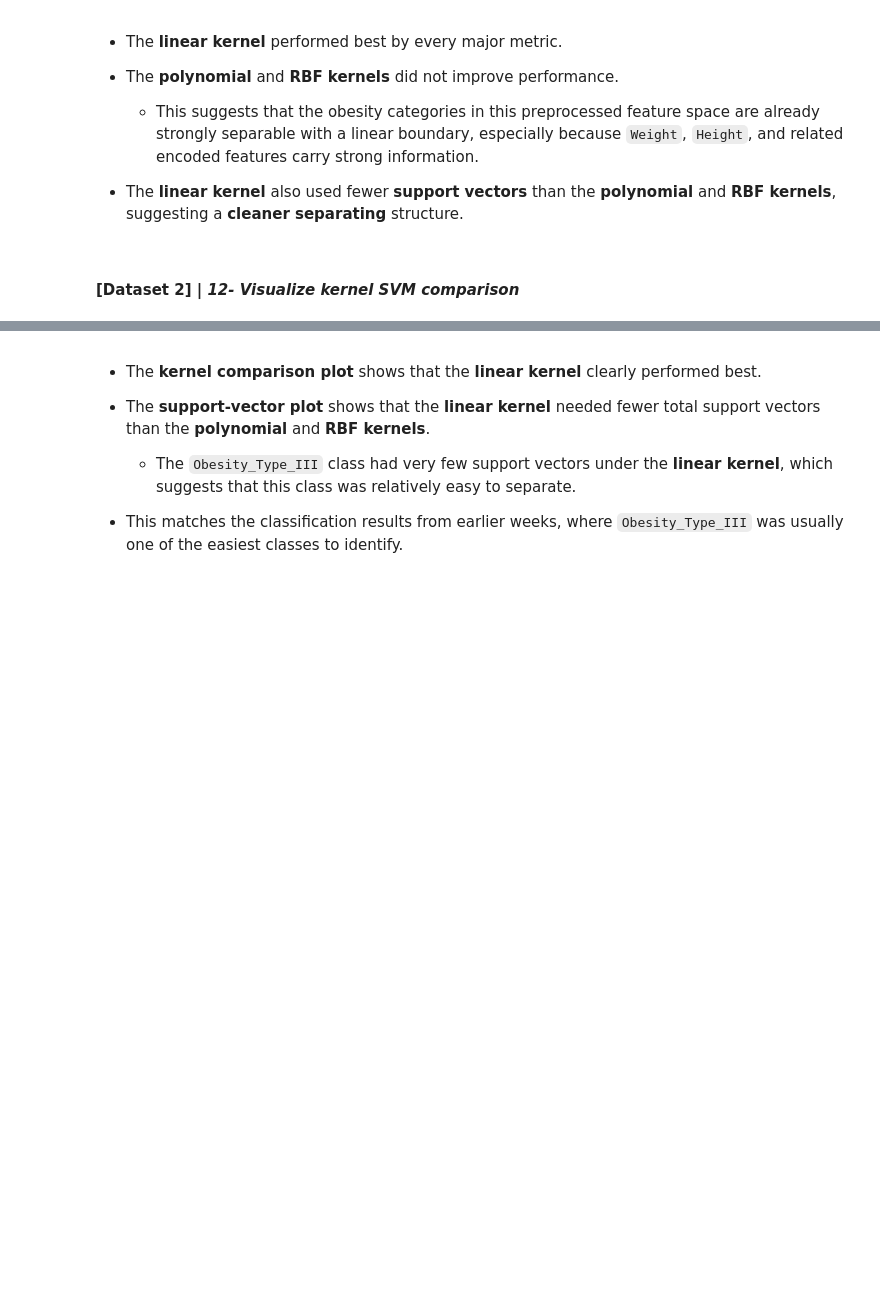
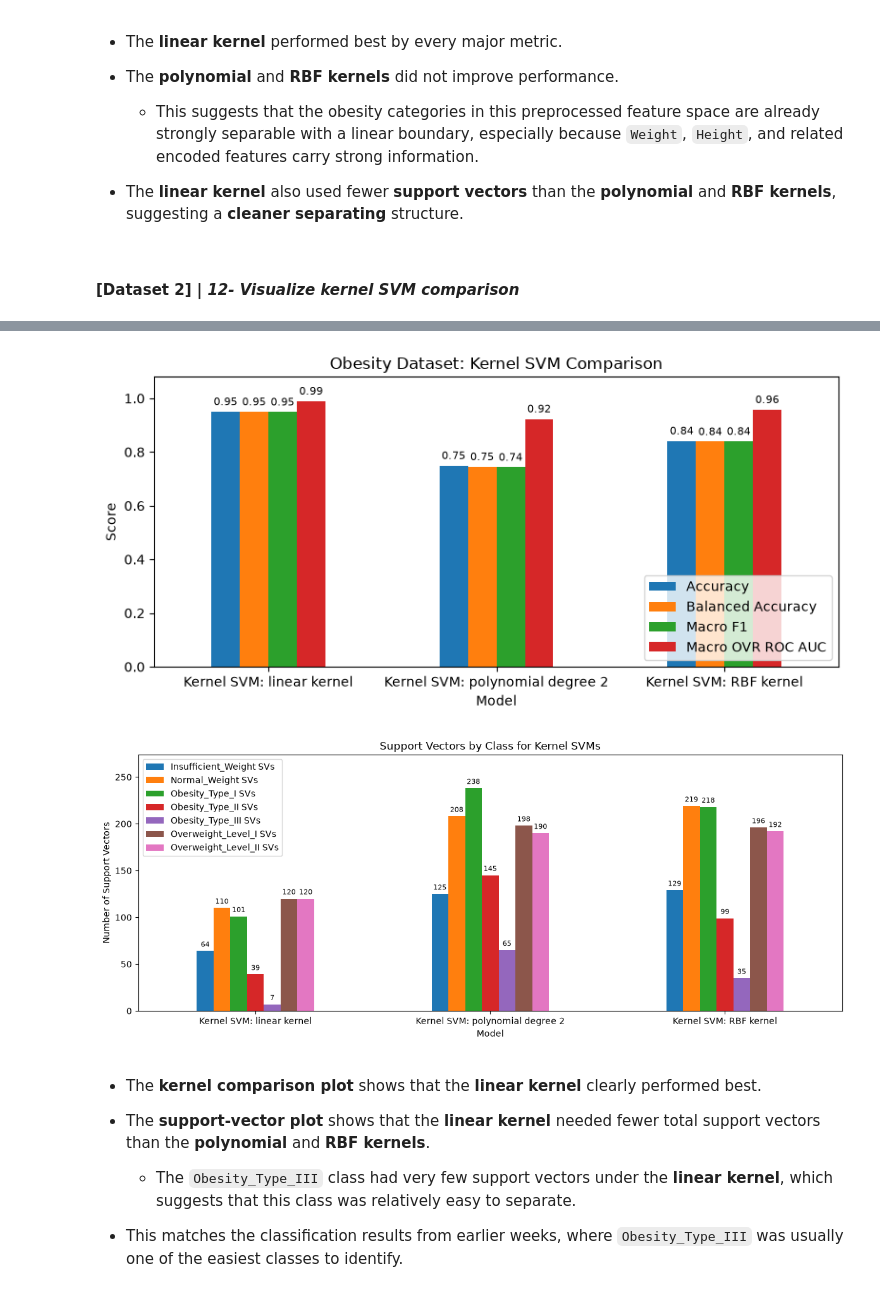
Before and after one commit to jasser-dh/MOD-C-1, a Jupyter notebook: OMDS-ModC1-Week5-Dhaouadi-Jasser.ipynb, the cells around one changed output, grey strips where cells are left out. Drawn from its saved outputs; the diff is of its cells as text; code cells hidden in the pictures; blank space fills up the shorter version.

Commit message:
tweak kernel svm comparison for obesity dataset

```diff
--- a/OMDS-ModC1-Week5-Dhaouadi-Jasser.ipynb
+++ b/OMDS-ModC1-Week5-Dhaouadi-Jasser.ipynb
@@ -1401,3 +1367,68 @@ plt.show()
+# %%
+# Plot 1: Kernel SVM metric comparison
+ax = kernel_results_df.set_index("Model")[
+    ["Accuracy", "Balanced Accuracy", "Macro F1", "Macro OVR ROC AUC"]
+].plot(
+    kind="bar",
+    figsize=(8, 4)
+)
+
+# Add bar values
+for container in ax.containers:
+    ax.bar_label(
+        container,
+        fmt="%.2f",
+        padding=3,
+        fontsize=8
+    )
+
+plt.title("Obesity Dataset: Kernel SVM Comparison")
+plt.ylabel("Score")
+plt.xticks(rotation=0, ha="center")
+
+# Slightly above 1 so labels fit
+plt.ylim(0, 1.08)
+
+plt.legend(loc="lower right")
+plt.tight_layout()
+plt.show()
+
+
+# Plot 2: Support vectors by class
+support_vector_columns = [
+    column for column in kernel_results_df.columns
+    if column.endswith("SVs")
+]
+
+ax = kernel_results_df.set_index("Model")[support_vector_columns].plot(
+    kind="bar",
+    figsize=(12, 5)
+)
+
+# Add bar values
+for container in ax.containers:
+    ax.bar_label(
+        container,
+        fmt="%.0f",
+        padding=3,
+        fontsize=8
+    )
+
+plt.title("Support Vectors by Class for Kernel SVMs")
+plt.ylabel("Number of Support Vectors")
+plt.xticks(rotation=0, ha="center")
+
+# Add extra space above bars
+plt.ylim(
+    0,
+    kernel_results_df[support_vector_columns].to_numpy().max() * 1.15
+)
+
+plt.tight_layout()
+plt.show()
+# %% [output]
+[figure, added]
+[figure, added]
 # %% [markdown]
 - The **kernel comparison plot** shows that the **linear kernel** clearly performed best.
 
```
Also changed, not shown: parts of 7 cells of this notebook.
